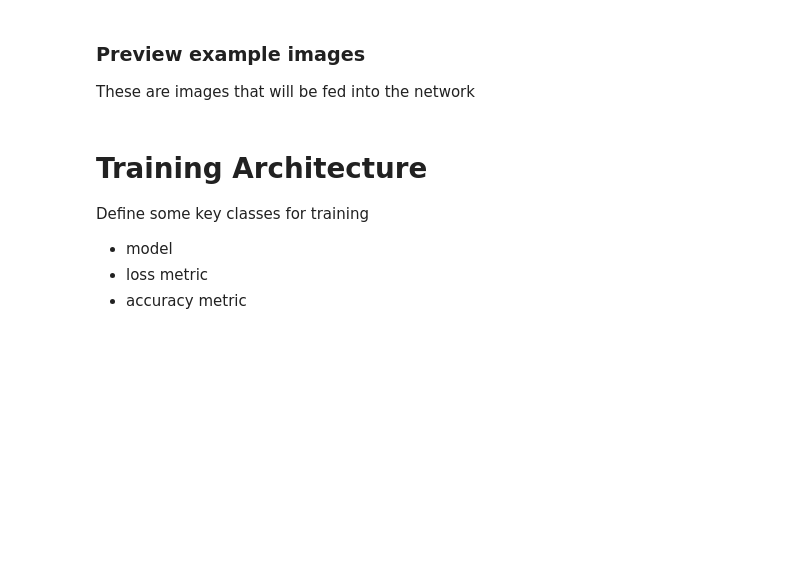
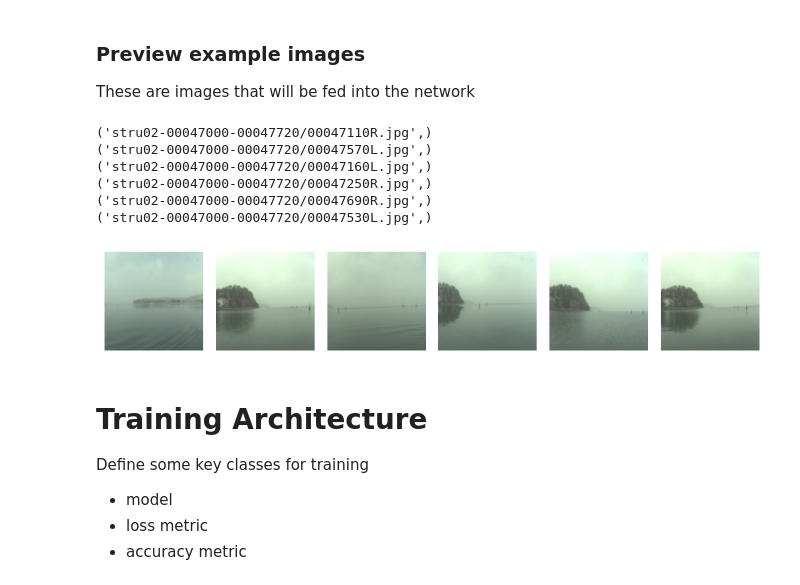
Before and after one commit to LeonY117/msc_project, a Jupyter notebook: notebooks/MC_Dropout.ipynb, the cells around one changed output. Cells and saved outputs as stored; diff of their text form; code cells hidden in the pictures; blank space fills up the shorter version.

```diff
--- a/notebooks/MC_Dropout.ipynb
+++ b/notebooks/MC_Dropout.ipynb
@@ -300,6 +332,27 @@ class Normalize(object):
         y = torch.where(y == DROP_PIX, torch.ones_like(y)*FILL_PIX, y)
 
         return (x, y)
+# %%
+# transformations for test set:
+
+class Normalize_test(object):
+    """Convert ndarrays in sample to Tensors."""
+    def __init__(self):
+        # imageNet Normalize
+        self.Normalize = transforms.Normalize([0.485, 0.456, 0.406], [0.229, 0.224, 0.225])
+
+    def __call__(self, x):
+        x = self.Normalize(x)
+        return x
+
+class Resize_test(object):
+    def __init__(self, size):
+        self.size = size
+        self.resize_x = transforms.Resize(size, transforms.InterpolationMode.BILINEAR, antialias=True)
+
+    def __call__(self, x):
+        x = self.resize_x(x)
+        return x
 # %% [markdown]
 ## Train-val split
 # %%
@@ -396,6 +449,11 @@ val_transforms = transforms.Compose([
     Resize((224, 224)),
     Normalize(),
 ])
+
+test_transforms = transforms.Compose([
+    Resize_test((224, 224)),
+    Normalize_test()
+])
 # %%
 train_dataset = MemoryDataset(X_train_raw, y_train_raw, train_transforms)
 val_dataset = MemoryDataset(X_val_raw, y_val_raw, val_transforms)
@@ -423,32 +485,54 @@ def unnormalize(image: torch.tensor) -> torch.tensor:
 # %%
 # x_batch_sample, y_batch_sample = next(iter(train_dataloader))
 
 # plt.figure(figsize=(8, 3))
 # for i in range(3):
 #   plt.subplot(1, 6, i*2+1)
 #   plt.imshow(unnormalize(x_batch_sample[i]).permute(1, 2, 0).cpu())
 #   plt.axis('off')
 #   plt.subplot(1, 6, i*2+2)
 #   plt.imshow(y_batch_sample[i].permute(1, 2, 0).cpu())
 #   plt.axis('off')
 
 # # note: clipping error message can be ignored
 # plt.tight_layout()
 
 
 # # VALIDATION IMAGES
 # plt.figure(figsize=(8, 3))
 # for i in range(3):
 #   x, y = next(iter(val_dataloader))
 #   plt.subplot(1, 6, i*2+1)
 #   x = unnormalize(x[0])
 #   plt.imshow(x.permute(1, 2, 0).cpu())
 #   plt.axis('off')
 #   plt.subplot(1, 6, i*2+2)
 #   plt.imshow(y[0].permute(1, 2, 0).cpu())
 #   plt.axis('off')
 
 # plt.tight_layout()
+
+# TESTING IMAGES
+plt.figure(figsize=(8, 3))
+i = 0
+for x, filepath in test_dataloader:
+  if i == 6:
+    break
+  plt.subplot(1, 6, i+1)
+  x = unnormalize(x[0])
+  plt.imshow(x.permute(1, 2, 0).cpu())
+  plt.axis('off')
+  print(filepath)
+  i += 1
+plt.tight_layout()
+# %% [output]
+('stru02-00047000-00047720/00047110R.jpg',)
+('stru02-00047000-00047720/00047570L.jpg',)
+('stru02-00047000-00047720/00047160L.jpg',)
+('stru02-00047000-00047720/00047250R.jpg',)
+('stru02-00047000-00047720/00047690R.jpg',)
+('stru02-00047000-00047720/00047530L.jpg',)
+[figure, added]
 # %% [markdown]
 # Training Architecture
 
```
Also changed, not shown: parts of 22 cells of this notebook, 30 other files.
